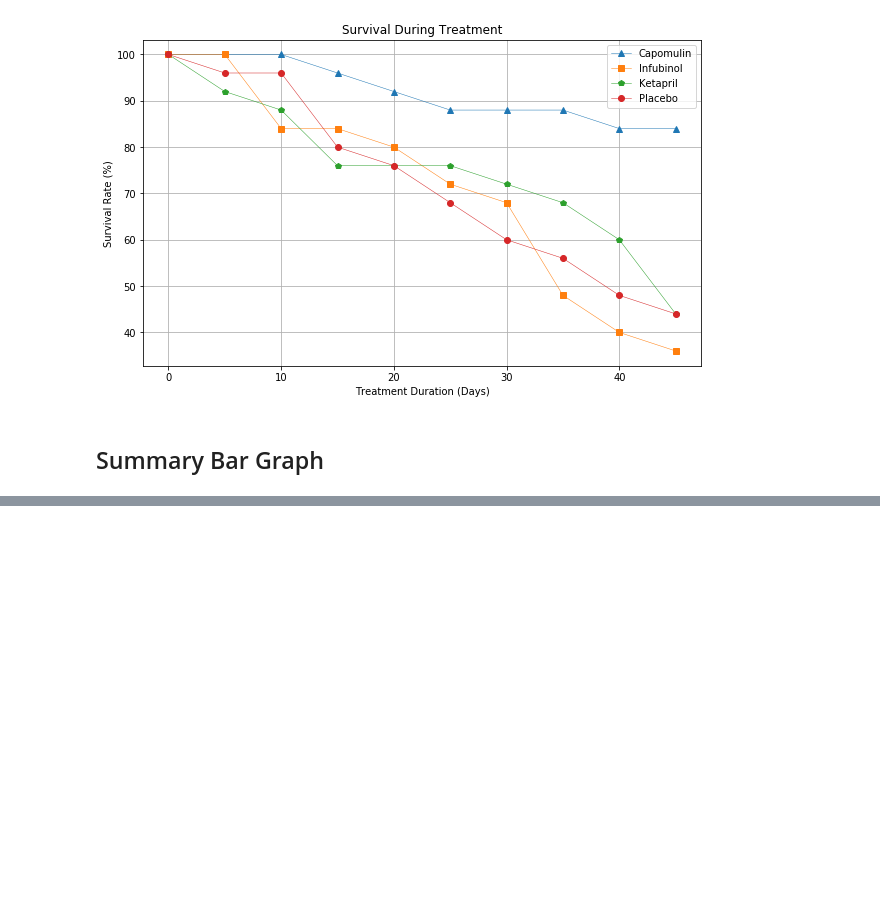
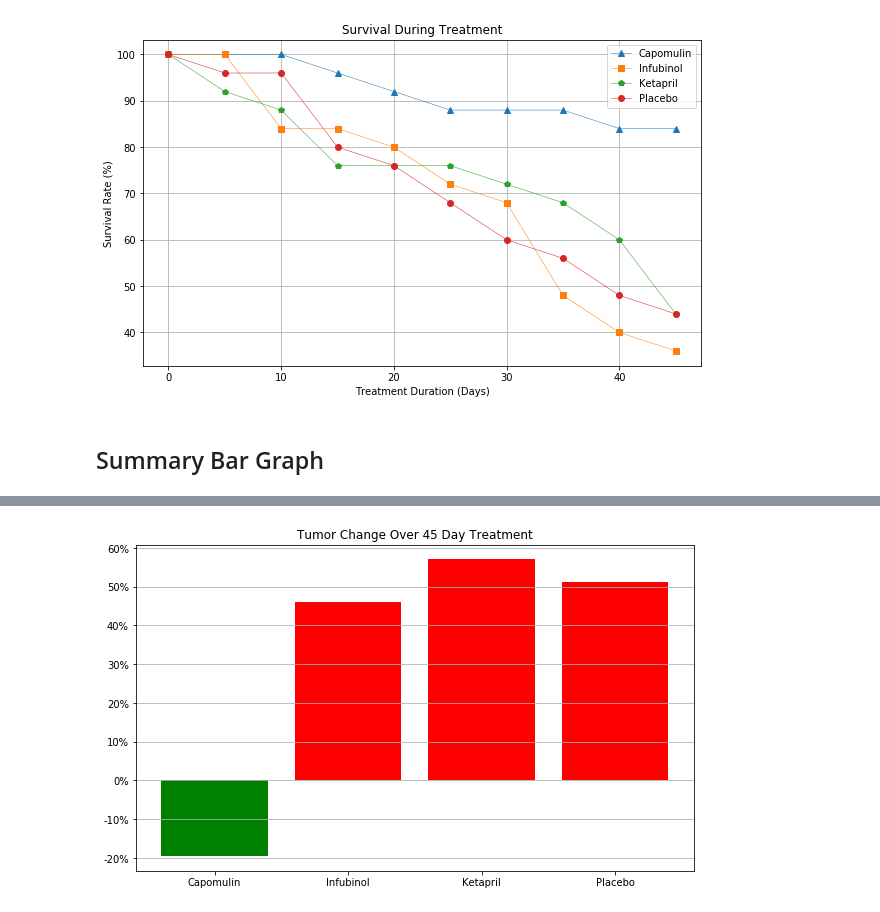
Before and after one commit to madengr00/Pymaceuticals, a Jupyter notebook: pymaceuticals_starter_MyCopy.ipynb, the cells around one changed output, grey strips where cells are left out. Saved outputs shown, nothing was run; the diff lists cells and outputs as text; code cells hidden in the pictures; blank space fills up the shorter version.

Commit message:
Everything but the labels on the bar chart.

```diff
--- a/pymaceuticals_starter_MyCopy.ipynb
+++ b/pymaceuticals_starter_MyCopy.ipynb
@@ -258,0 +274,5 @@ fig.show()
+# %%
+#tumor_response_mean.pct_change()
+tumor_response_mean_pct_change = (tumor_response_mean_pct.pct_change(periods = 9) * 100).round(2)
+#Display only row @ day 45
+tumor_response_mean_pct_change.iloc[9].head(20)
@@ -258,0 +292,8 @@ fig.show()
+# %%
+# Select last row (45 days) of data and create new datframe
+percent_change = pd.DataFrame(tumor_response_mean_pct_change.iloc[9])
+percent_change.rename(columns = {45 : "Percent Change (%)" }, inplace = True)
+#select subset "Capomulin","Infubinol","Ketapril","Placebo"
+percent_change = percent_change.loc[['Capomulin','Infubinol','Ketapril','Placebo']]
+# Display the data to confirm
+percent_change.head(10)
@@ -258,0 +307,36 @@ fig.show()
+# %%
+#Format bar color based on performance
+
+#plot a bar chart
+fig, ax = plt.subplots(figsize = (10,6))  #I'm having trouble understanding how this works...
+ax.bar(percent_change.index,percent_change['Percent Change (%)'], color = ["green","red","red","red"]) # index set as xlabels
+# Splice the data between passing and failing drugs
+
+
+# Orient widths. Add labels, tick marks, etc.
+#Format the y axis as percentages
+fmt = '%.0f%%' #Format for the ticks, e.g. '40%'
+yticks = mtick.FormatStrFormatter(fmt)
+ax.yaxis.set_major_formatter(yticks)
+#Add Title
+plt.title("Tumor Change Over 45 Day Treatment")
+#Add grid lines to y-axis only
+ax.yaxis.grid(True)
+
+
+#Add labels to the bars
+
+
+
+
+
+# Call functions to implement the function calls
+
+
+# Save the Figure
+plt.savefig('Tumor_Volume_Change.png')
+
+# Show the Figure
+fig.show()
+# %% [output]
+[figure, added]
```
Also changed, not shown: parts of 7 cells of this notebook, 1 other file.
